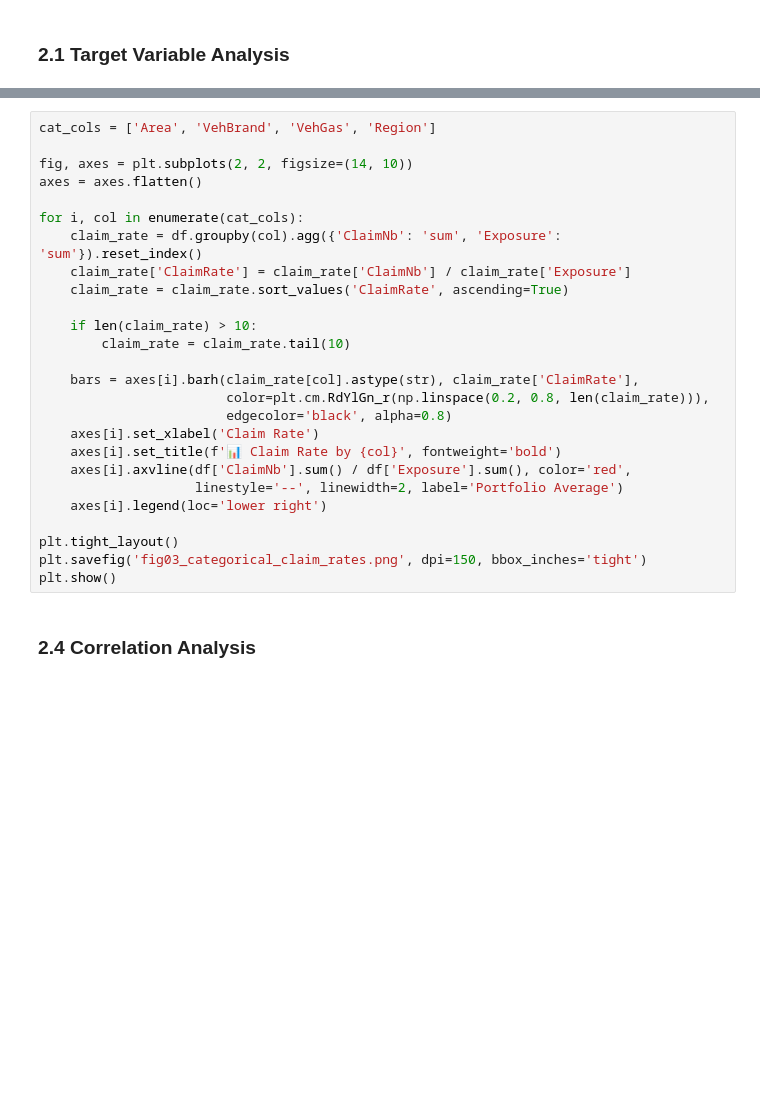
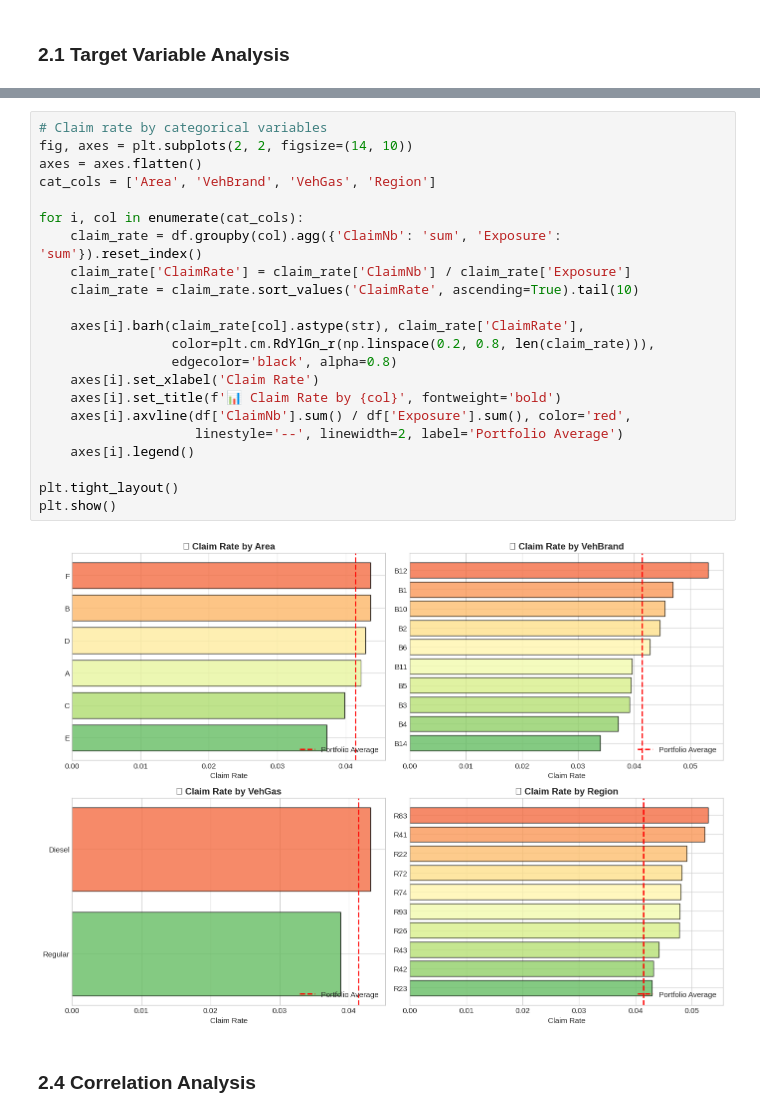
Before and after one commit to Ndembou/projet_ml, a Jupyter notebook: MLfreq (1).ipynb, the cells around one changed output, grey strips where cells are left out. Drawn from its saved outputs; the diff is of its cells as text; blank space fills up the shorter version.

```diff
--- a/MLfreq (1).ipynb
+++ b/MLfreq (1).ipynb
@@ -198,29 +200,27 @@ plt.show()
 # %%
-cat_cols = ['Area', 'VehBrand', 'VehGas', 'Region']
-
+# Claim rate by categorical variables
 fig, axes = plt.subplots(2, 2, figsize=(14, 10))
 axes = axes.flatten()
+cat_cols = ['Area', 'VehBrand', 'VehGas', 'Region']
 
 for i, col in enumerate(cat_cols):
     claim_rate = df.groupby(col).agg({'ClaimNb': 'sum', 'Exposure': 'sum'}).reset_index()
     claim_rate['ClaimRate'] = claim_rate['ClaimNb'] / claim_rate['Exposure']
-    claim_rate = claim_rate.sort_values('ClaimRate', ascending=True)
+    claim_rate = claim_rate.sort_values('ClaimRate', ascending=True).tail(10)
 
-    if len(claim_rate) > 10:
-        claim_rate = claim_rate.tail(10)
-
-    bars = axes[i].barh(claim_rate[col].astype(str), claim_rate['ClaimRate'],
-                        color=plt.cm.RdYlGn_r(np.linspace(0.2, 0.8, len(claim_rate))),
-                        edgecolor='black', alpha=0.8)
+    axes[i].barh(claim_rate[col].astype(str), claim_rate['ClaimRate'],
+                 color=plt.cm.RdYlGn_r(np.linspace(0.2, 0.8, len(claim_rate))),
+                 edgecolor='black', alpha=0.8)
     axes[i].set_xlabel('Claim Rate')
     axes[i].set_title(f'📊 Claim Rate by {col}', fontweight='bold')
     axes[i].axvline(df['ClaimNb'].sum() / df['Exposure'].sum(), color='red',
                     linestyle='--', linewidth=2, label='Portfolio Average')
-    axes[i].legend(loc='lower right')
+    axes[i].legend()
 
 plt.tight_layout()
-plt.savefig('fig03_categorical_claim_rates.png', dpi=150, bbox_inches='tight')
 plt.show()
+# %% [output]
+[figure, added]
 # %% [markdown]
 ### 2.4 Correlation Analysis
 # %%
```
Also changed, not shown: parts of 35 cells of this notebook.
